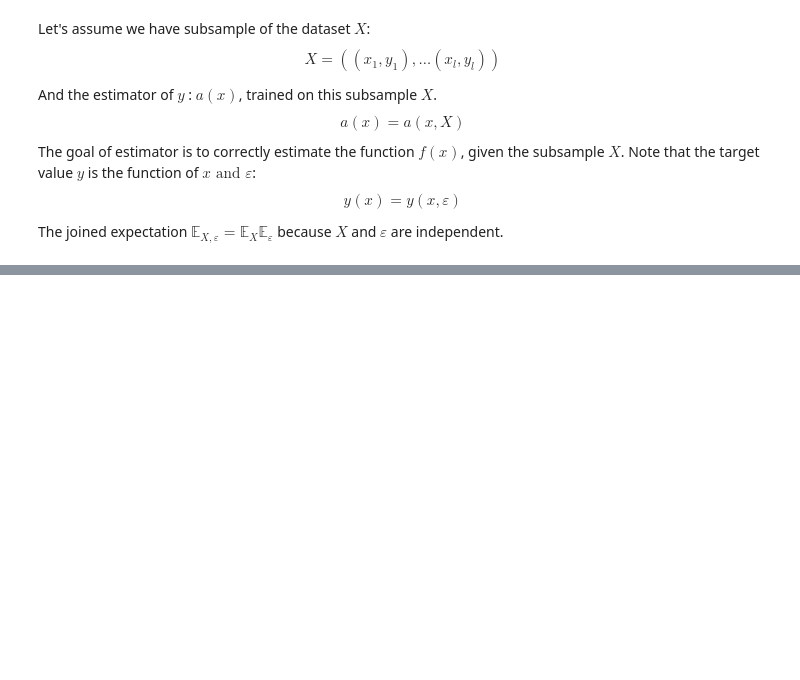
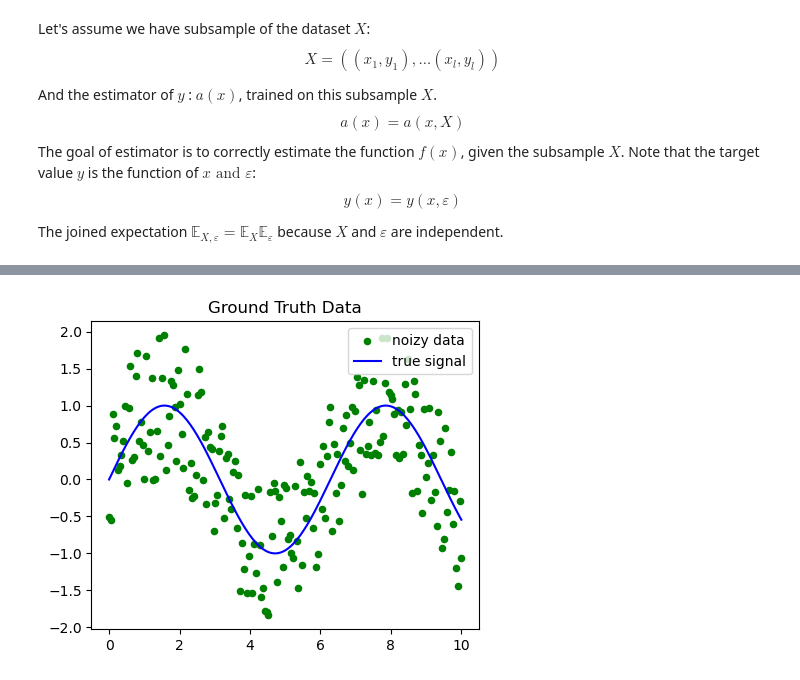
Before and after one commit to insdout/ML-Algorithms-From-Scratch, a Jupyter notebook: Bias_Variance_Tradeoff.ipynb, the cells around one changed output, grey strips where cells are left out. Drawn from its saved outputs; the diff is of its cells as text; code cells hidden in the pictures; blank space fills up the shorter version.

```diff
--- a/Bias_Variance_Tradeoff.ipynb
+++ b/Bias_Variance_Tradeoff.ipynb
@@ -144,0 +162,24 @@ Understanding this decomposition is essential for model selection and tuning to
+# %%
+import numpy as np
+from mllib.random_forest import RandomForestRegressor
+import matplotlib.pyplot as plt
+
+def get_data(n_samples=200):
+    k = 1.
+    n = 2
+    x = np.linspace(0, 10, n_samples)
+    y_true = k*np.sin(x)
+    y_noizy = y_true + n*np.random.random(x.size) - 0.5*n
+    return x, y_true, y_noizy
+
+x, y_true, y = get_data()
+
+
+plt.figure(figsize=(5, 4))
+plt.scatter(x, y, color="g", s=20, label="noizy data")
+plt.plot(x, y_true, color="b", label="true signal")
+plt.title("Ground Truth Data")
+plt.legend(loc="upper right")
+plt.show()
+# %% [output]
+[figure, added]
```
Also changed, not shown: parts of 11 cells of this notebook, 2 other files.
